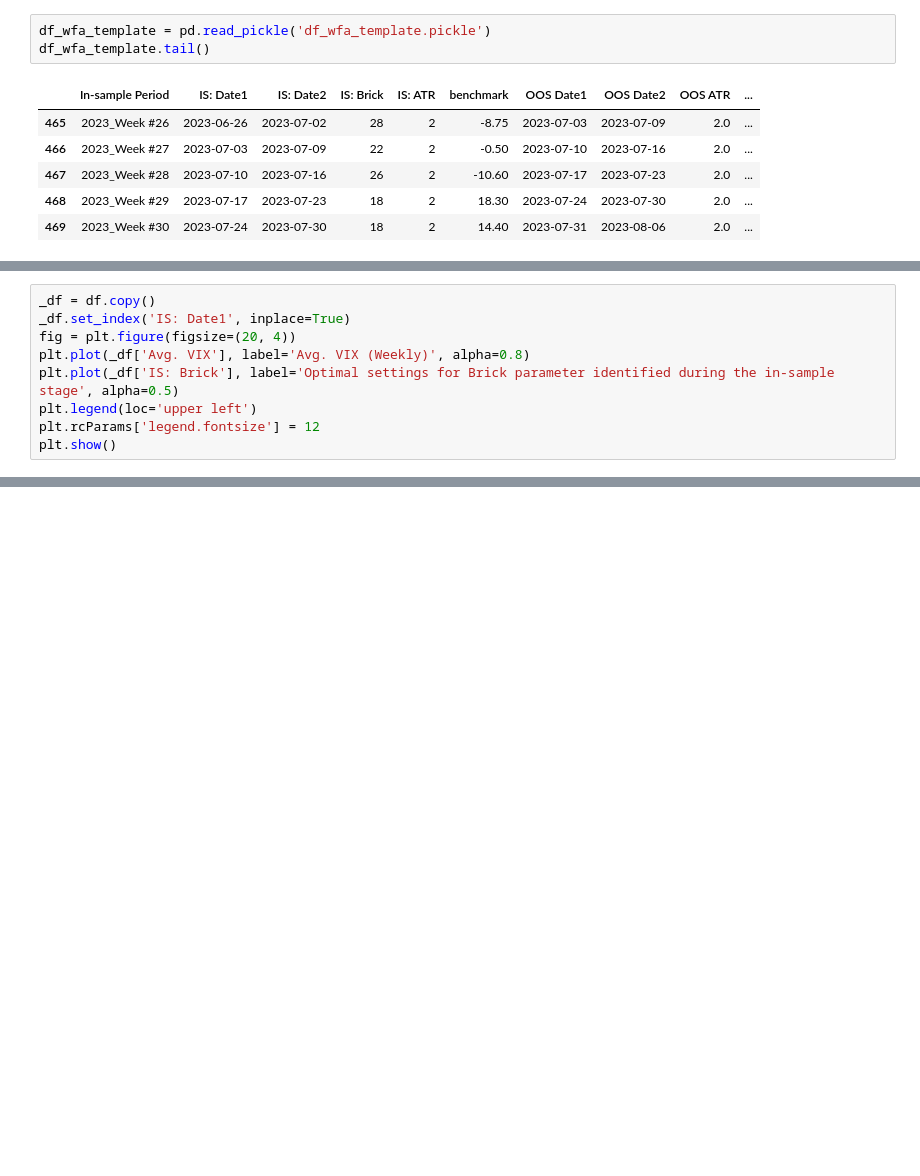
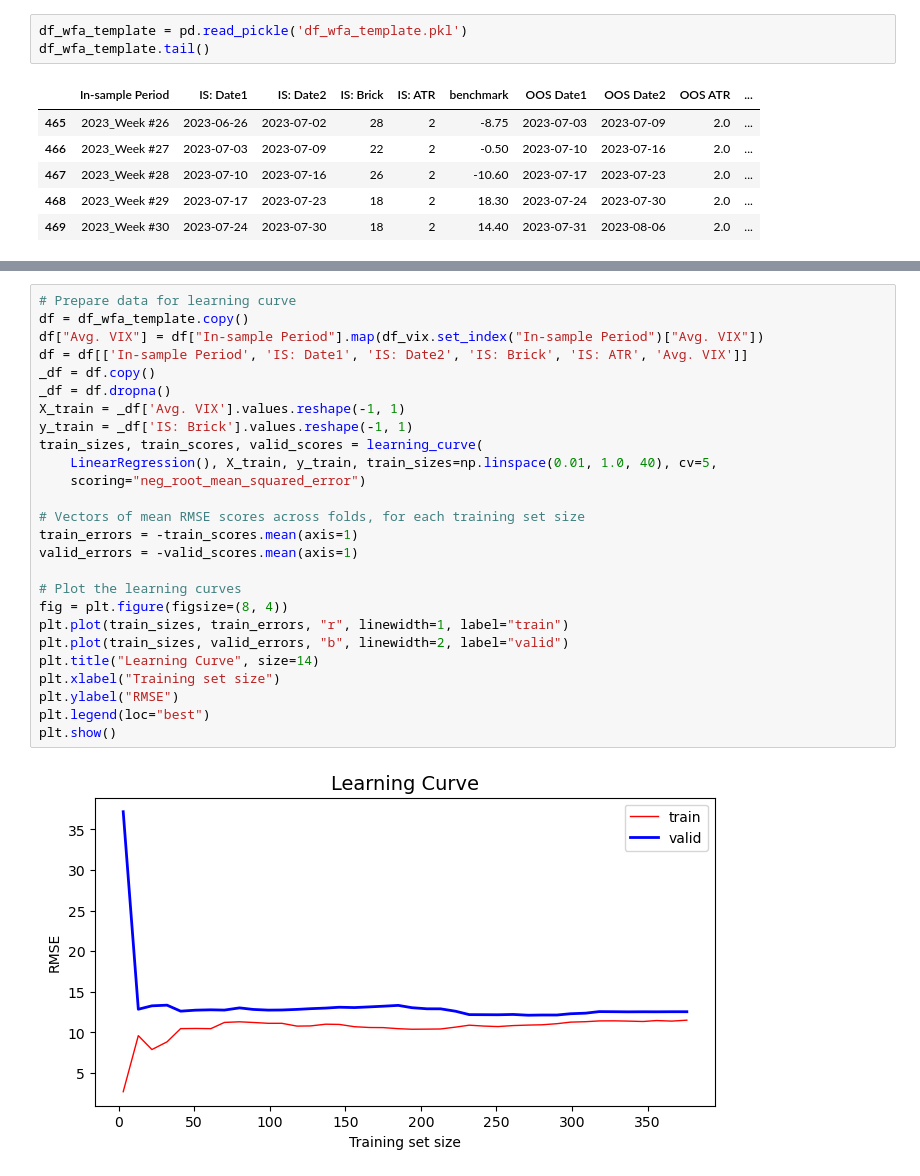
Before and after one commit to kevinhhl/Pinescript-Projects, a Jupyter notebook: Backtesting frameworks/Walk Forward Analysis V1Part2.ipynb, the cells around one changed output, grey strips where cells are left out. Saved outputs shown, nothing was run; the diff lists cells and outputs as text; blank space fills up the shorter version.

```diff
--- a/Backtesting frameworks/Walk Forward Analysis V1Part2.ipynb
+++ b/Backtesting frameworks/Walk Forward Analysis V1Part2.ipynb
@@ -16,7 +23,7 @@ import matplotlib.pyplot as plt
 
 From [previous notebook](https://github.com/kevinhhl/Pinescript-Projects/blob/5ca8a0b4ef847159ae93bfedb3cf8c7a67b3d3a1/Backtesting%20frameworks/Walk%20Forward%20Analysis%20V1.ipynb):
 # %%
-df_wfa_template = pd.read_pickle('df_wfa_template.pickle')
+df_wfa_template = pd.read_pickle('df_wfa_template.pkl')
 df_wfa_template.tail()
 # %% [output]
 |  | In-sample Period | IS: Date1 | IS: Date2 | IS: Brick | IS: ATR | benchmark | OOS Date1 | OOS Date2 | OOS ATR | ... |
@@ -85,9 +57,0 @@ df[['IS: Brick', 'Avg. VIX']].corr()
-# %%
-_df = df.copy()
-_df.set_index('IS: Date1', inplace=True)
-fig = plt.figure(figsize=(20, 4))
-plt.plot(_df['Avg. VIX'], label='Avg. VIX (Weekly)', alpha=0.8)
-plt.plot(_df['IS: Brick'], label='Optimal settings for Brick parameter identified during the in-sample stage', alpha=0.5)
-plt.legend(loc='upper left')
-plt.rcParams['legend.fontsize'] = 12
-plt.show()
@@ -130,0 +62,28 @@ df.tail(10)
+# %%
+# Prepare data for learning curve
+df = df_wfa_template.copy()
+df["Avg. VIX"] = df["In-sample Period"].map(df_vix.set_index("In-sample Period")["Avg. VIX"])
+df = df[['In-sample Period', 'IS: Date1', 'IS: Date2', 'IS: Brick', 'IS: ATR', 'Avg. VIX']]
+_df = df.copy()
+_df = df.dropna()
+X_train = _df['Avg. VIX'].values.reshape(-1, 1)
+y_train = _df['IS: Brick'].values.reshape(-1, 1)
+train_sizes, train_scores, valid_scores = learning_curve(
+    LinearRegression(), X_train, y_train, train_sizes=np.linspace(0.01, 1.0, 40), cv=5,
+    scoring="neg_root_mean_squared_error")
+
+# Vectors of mean RMSE scores across folds, for each training set size
+train_errors = -train_scores.mean(axis=1)
+valid_errors = -valid_scores.mean(axis=1)
+
+# Plot the learning curves
+fig = plt.figure(figsize=(8, 4))
+plt.plot(train_sizes, train_errors, "r", linewidth=1, label="train")
+plt.plot(train_sizes, valid_errors, "b", linewidth=2, label="valid")
+plt.title("Learning Curve", size=14)
+plt.xlabel("Training set size")
+plt.ylabel("RMSE")
+plt.legend(loc="best")
+plt.show()
+# %% [output]
+[figure, added]
```
Also changed, not shown: parts of 22 cells of this notebook.
